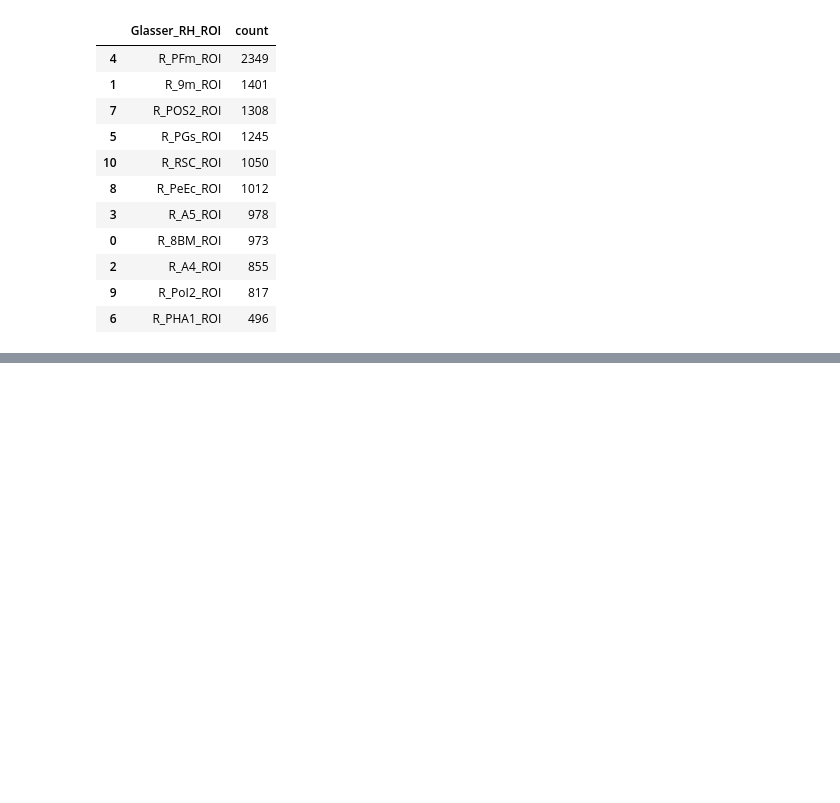
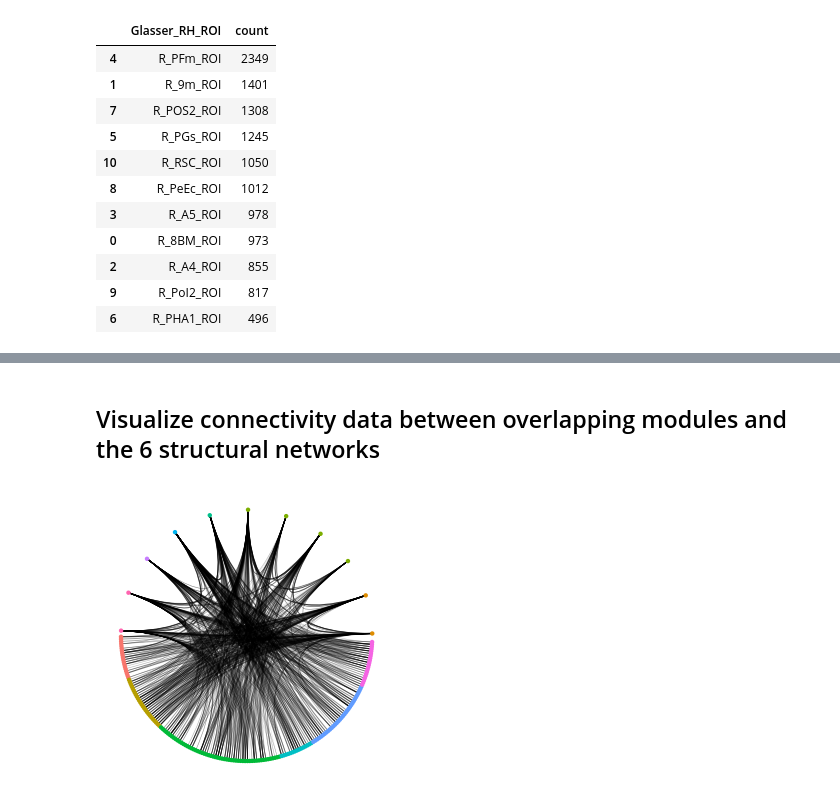
Before and after one commit to DynamicsAndNeuralSystems/OverlappingCommunityDetection_HCP, a Jupyter notebook: FigureGenerators/Fig5_brain_networks.ipynb, the cells around one changed output, grey strips where cells are left out. Drawn from its saved outputs; the diff is of its cells as text; code cells hidden in the pictures; blank space fills up the shorter version.

Commit message:
Plot updates, add adjacency matrix

```diff
--- a/FigureGenerators/Fig5_brain_networks.ipynb
+++ b/FigureGenerators/Fig5_brain_networks.ipynb
@@ -237,0 +160,9 @@ merged_df %>%
+# %% [markdown]
+## Visualize connectivity data between overlapping modules and the 6 structural networks
+# %%
+# Load in connectivity data
+RH_connectivity_data = pd.DataFrame(scipy.io.loadmat('../Results/RH.mat')['RH'])
+
+region_labels = pd.read_csv("../Results/brain_area_labels.csv", header=None)
+region_labels.columns = ["region_index", "Glasser_RH_ROI"]
+# RH_connectivity_data.columns = region_labels.Glasser_RH_ROI[0:180]
@@ -237,0 +369,51 @@ merged_df %>%
+# %%
+G_SC = nx.DiGraph(name = "Structural Connectivity")
+RH_connectivity_data_array = RH_connectivity_data_tidy.filter(["region_from", "region_to", "SC", "module_from"], axis=1).to_numpy()
+
+# Add all nodes
+nodes_list = RH_connectivity_data_tidy.region_to.unique()
+G_SC.add_nodes_from(nodes_list)
+
+for i in range(len(RH_connectivity_data_array)):
+    connection = RH_connectivity_data_array[i]
+    region_from = connection[0] # protein a node
+    region_to = connection[1] # protein b node
+    SC_value = connection[2] # score as weighted edge
+    module_from = connection[3]
+
+    # Add only high edges to G_hyper
+    if SC_value > 0:
+        G_SC.add_weighted_edges_from([(region_from,region_to,SC_value)])
+
+# Add module to each node (region)
+for n, d in G_SC.nodes(data=True):
+    brain_region = n
+    module_to_num = RH_connectivity_data_tidy.query("region_to == @brain_region")["module_to_num"][0]
+    G_SC.nodes[n]["module_to_num"] = module_to_num
+
+# Figure out edge color ranges to match
+G_SC_et = utils.edge_table(G_SC)
+
+# Figure out edge color ranges to match
+vmin = G_SC_et.weight.min()
+vmax = G_SC_et.weight.max()
+a = np.array([[vmin,vmax]])
+
+# Hyper plot
+fig_SC, ax_SC = plt.subplots()
+
+# Define my own LinearSegmentedColormap with just the color black
+black_cmap = LinearSegmentedColormap('black', {'red':   ((0.0, 0.0, 0.0),
+                                                        (1.0, 0.0, 0.0)),
+                                               'green': ((0.0, 0.0, 0.0),
+                                                        (1.0, 0.0, 0.0)),
+                                               'blue':  ((0.0, 0.0, 0.0),
+                                                        (1.0, 0.0, 0.0))})
+
+#
+plot_individual_chord_graph(G_SC, black_cmap, group_var="module_to_num", alpha_max=0.6, vmin=vmin, vmax=vmax, split_by_overlapping=True)
+fig_SC.tight_layout()
+fig_SC.set_size_inches(3,3)
+# fig_SC.savefig("../Plots/SC_connectogram.svg", dpi=300)
+# %% [output]
+[figure, added]
```
Also changed, not shown: parts of 13 cells of this notebook, 36 other files.
